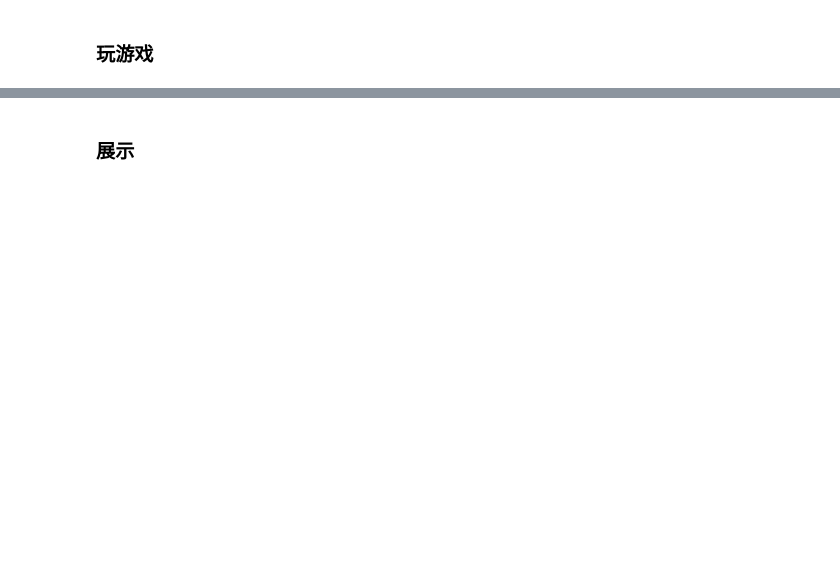
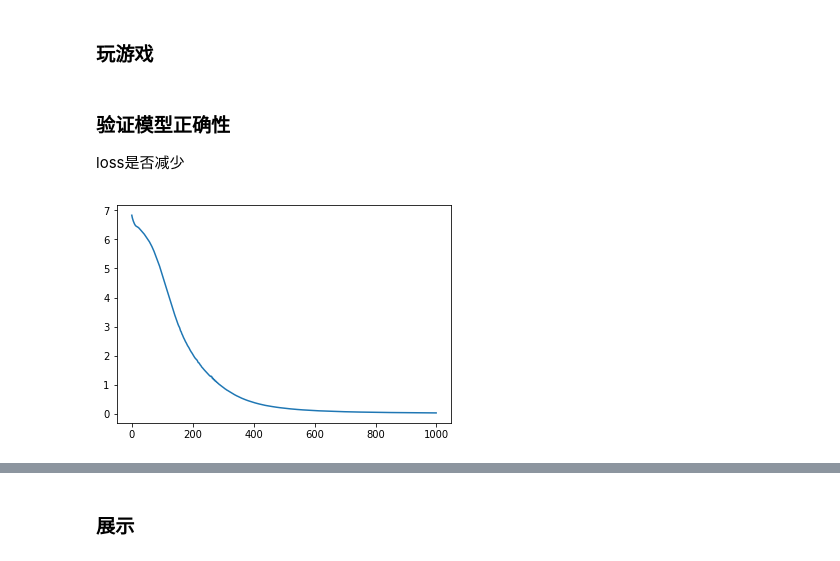
Before and after one commit to 450586509/reinforcement-learning-practice, a Jupyter notebook: 06_policy_based.ipynb, the cells around one changed output, grey strips where cells are left out. Cells and saved outputs as stored; diff of their text form; code cells hidden in the pictures; blank space fills up the shorter version.

```diff
--- a/06_policy_based.ipynb
+++ b/06_policy_based.ipynb
@@ -134,9 +154,15 @@ print("looks good!")
-# %%
-def train_step(_states, _actions, _rewards):
-    """given full session, trains agent with policy gradient"""
-    _cumulative_rewards = get_cumulative_rewards(_rewards)
-    update.run({states: _states, actions: _actions,
-                cumulative_rewards: _cumulative_rewards})
+# %%
+def train_step(_states, _actions, _rewards, sess):
+    """given full session, trains agent with policy gradient"""
+    _cumulative_rewards = get_cumulative_rewards(_rewards)
+    #print("_states={0}".format(_states))
+    #print("_states.shape={0}".format(_states.shape))
+    #print("_actions.shape={0}".format(_actions.shape))
+    #print("_cumulative_rewards.shape={0}".format(_cumulative_rewards.shape))
+    _states = np.array(_states,dtype=np.float32)
+    _actions = np.array(_actions, dtype=np.int32)
+    train_loss,_ = sess.run([loss,update], feed_dict={states_ph: _states, actions_ph: _actions, cumulative_rewards_ph: _cumulative_rewards})
+    return train_loss
 # %% [markdown]
 ### 玩游戏
 # %%
@@ -172,13 +234,20 @@ def generate_session(t_max=1000):
-# %%
-s = tf.InteractiveSession()
-s.run(tf.global_variables_initializer())
-
-for i in range(100):
-
-    rewards = [generate_session() for _ in range(100)]  # generate new sessions
-
-    print("mean reward:%.3f" % (np.mean(rewards)))
-
-    if np.mean(rewards) > 300:
-        print("You Win!")
-        break
+# %%
+from keras import backend as K
+import matplotlib.pyplot as plt
+sess = tf.Session()
+K.set_session(sess)
+sess.run(tf.global_variables_initializer())
+# %% [markdown]
+### 验证模型正确性
+
+loss是否减少
+# %%
+states, actions, rewards = generate_session_data(sess,t_max=1000)
+train_loss=[]
+for i in range(1000):
+  train_loss.append(train_step(states, actions, rewards, sess))
+plt.plot(train_loss)
+
+sess.run(tf.global_variables_initializer())
+# %% [output]
+[figure, added]
```
Also changed, not shown: parts of 7 cells of this notebook.
